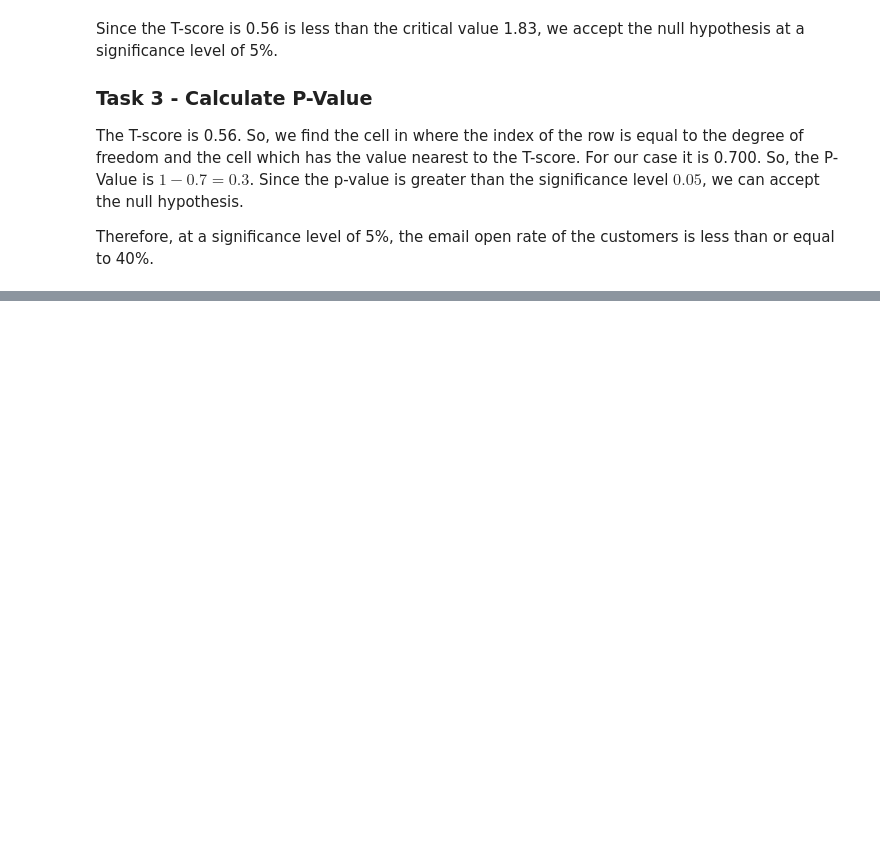
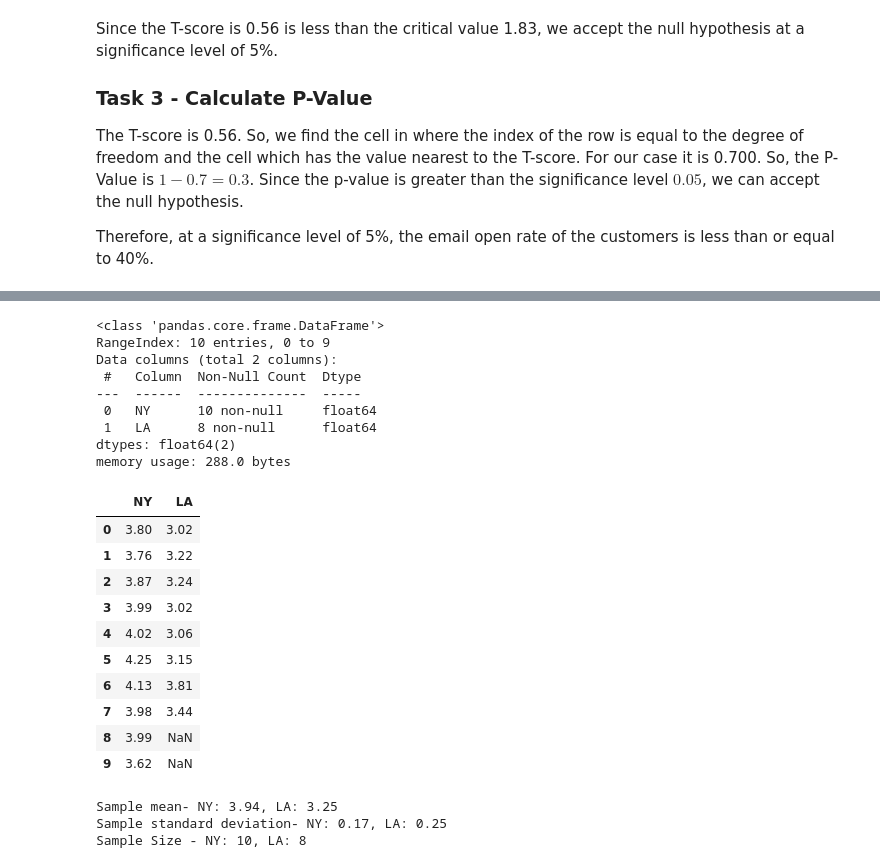
Before and after one commit to zuhairmhtb/Data-Science, a Jupyter notebook: Data Science - Statistics Part 3/Data_Science_Part_2_Statistics_III.ipynb, the cells around one changed output, grey strips where cells are left out. Drawn from its saved outputs; the diff is of its cells as text; code cells hidden in the pictures; blank space fills up the shorter version.

```diff
--- a/Data Science - Statistics Part 3/Data_Science_Part_2_Statistics_III.ipynb
+++ b/Data Science - Statistics Part 3/Data_Science_Part_2_Statistics_III.ipynb
@@ -500,0 +728,47 @@ Therefore, at a significance level of 5\%, the email open rate of the customers
+# %%
+df = pd.read_excel('apple_price.xlsx')
+df.info()
+df.head(20)
+# %% [output]
+<class 'pandas.core.frame.DataFrame'>
+RangeIndex: 10 entries, 0 to 9
+Data columns (total 2 columns):
+ #   Column  Non-Null Count  Dtype
+---  ------  --------------  -----
+ 0   NY      10 non-null     float64
+ 1   LA      8 non-null      float64
+dtypes: float64(2)
+memory usage: 288.0 bytes
+|  | NY | LA |
+| 0 | 3.80 | 3.02 |
+| 1 | 3.76 | 3.22 |
+| 2 | 3.87 | 3.24 |
+| 3 | 3.99 | 3.02 |
+| 4 | 4.02 | 3.06 |
+| 5 | 4.25 | 3.15 |
+| 6 | 4.13 | 3.81 |
+| 7 | 3.98 | 3.44 |
+| 8 | 3.99 | NaN |
+| 9 | 3.62 | NaN |
+# %%
+samples_ny = df['NY']
+sampleS_la = df['LA'].dropna()
+
+sample_mean_ny = np.mean(samples_ny)
+sample_mean_la = np.mean(samples_la)
+
+print(f"Sample mean- NY: {sample_mean_ny:.2f}, LA: {sample_mean_la:.2f}")
+
+sample_std_ny = np.std(samples_ny)
+sample_std_la = np.std(samples_la)
+
+print(f"Sample standard deviation- NY: {sample_std_ny:.2f}, LA: {sample_std_la:.2f}")
+
+sample_size_ny = len(samples_ny)
+sample_size_la = len(samples_la)
+
+print(f"Sample Size - NY: {sample_size_ny}, LA: {sample_size_la}")
+# %% [output]
+Sample mean- NY: 3.94, LA: 3.25
+Sample standard deviation- NY: 0.17, LA: 0.25
+Sample Size - NY: 10, LA: 8
```
Also changed, not shown: parts of 24 cells of this notebook, 2 other files.
